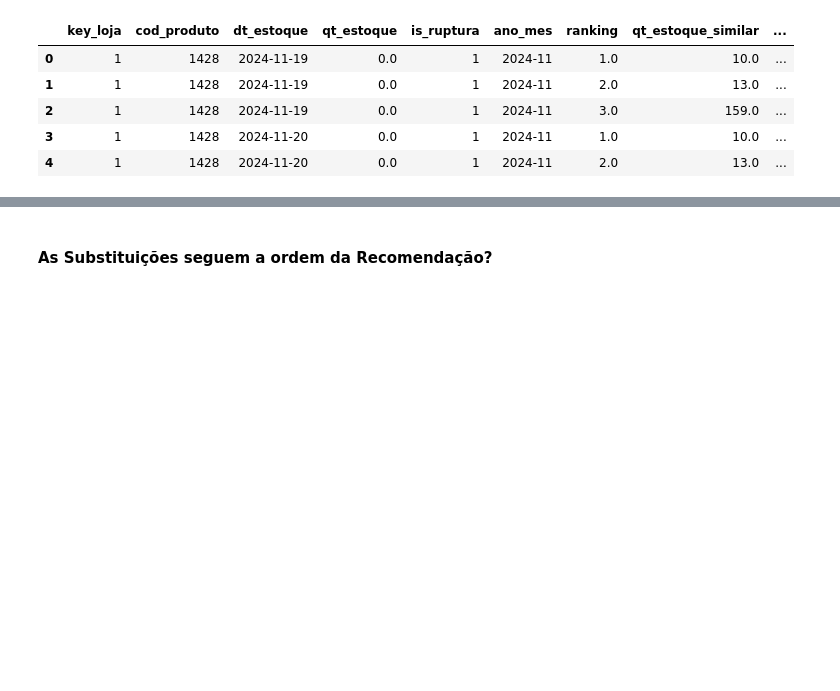
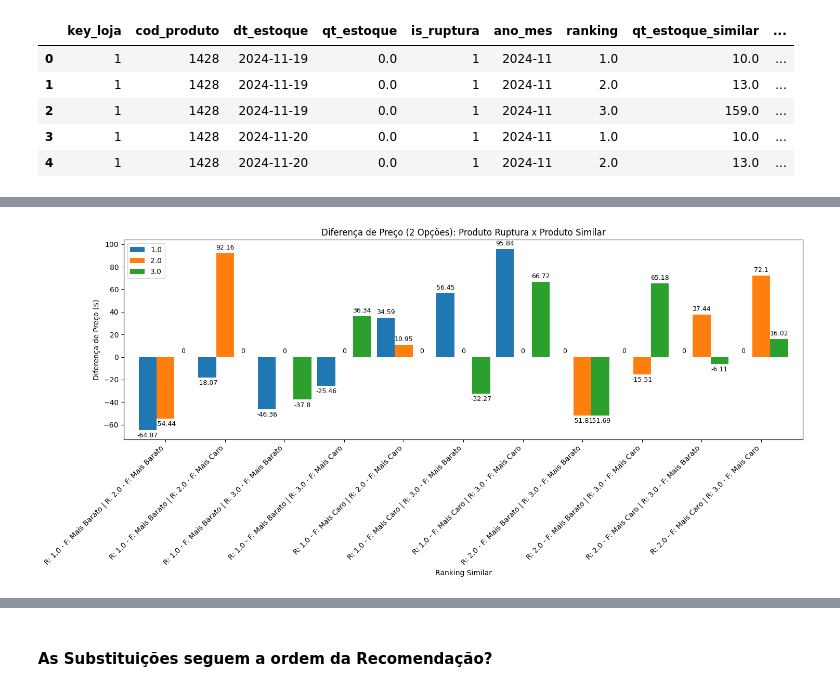
Before and after one commit to CarlosQuixada/Case_Boticario, a Jupyter notebook: notebooks/01_Analise_Grau_Substituicao_Loja_1_Menor.ipynb, the cells around one changed output, grey strips where cells are left out. Drawn from its saved outputs; the diff is of its cells as text; code cells hidden in the pictures; blank space fills up the shorter version.

Commit message:
Finalizando estritura analise | Treinamento de modelos

```diff
--- a/notebooks/01_Analise_Grau_Substituicao_Loja_1_Menor.ipynb
+++ b/notebooks/01_Analise_Grau_Substituicao_Loja_1_Menor.ipynb
@@ -419,0 +352,8 @@ vendas_produtos_similar_precos.head()
+# %%
+resultado_diff = vendas_produtos_similar_precos[(vendas_produtos_similar_precos['qtd_opcoes']==2)].groupby(['similares_disponiveis','ranking'],as_index=False)['diff_vlr_final'].mean()
+resultado_diff['diff_vlr_final'] = resultado_diff['diff_vlr_final'].round(2)
+
+util_graph.create_graph_multi_bar(resultado_diff, 'similares_disponiveis', 'ranking', 'diff_vlr_final', 'Ranking Similar', 'Diferença de Preço ($)',
+                                  'Diferença de Preço (2 Opções): Produto Ruptura x Produto Similar', '')
+# %% [output]
+[figure, added]
```
Also changed, not shown: parts of 22 cells of this notebook, 12 other files.
